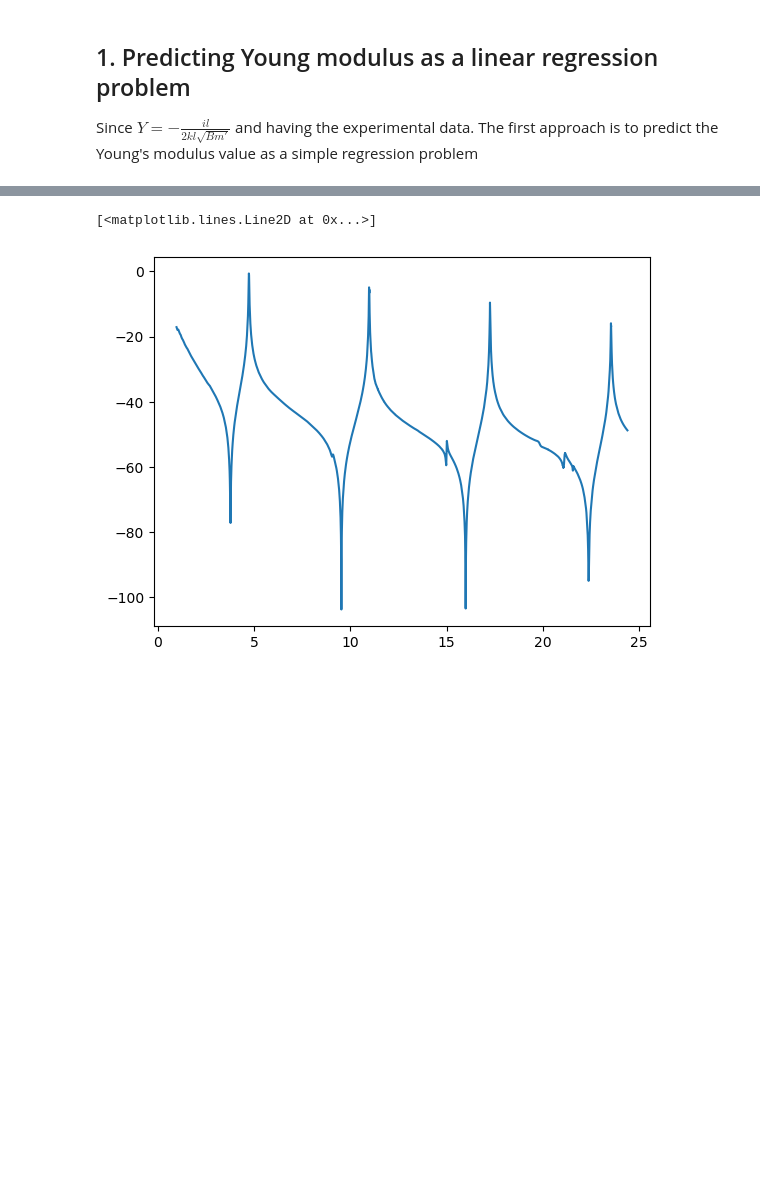
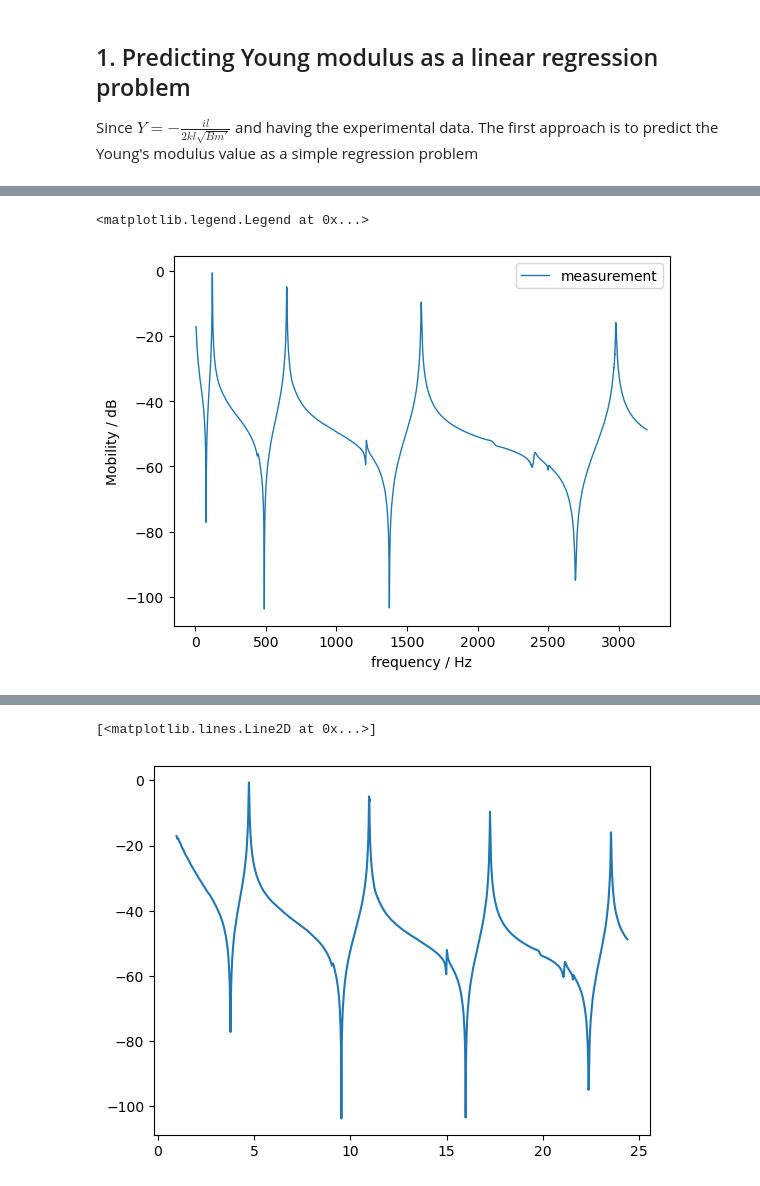
Before and after one commit to taboleiro/BayesianVibrationsModeling, a Jupyter notebook: BEMD.ipynb, the cells around one changed output, grey strips where cells are left out. Cells and saved outputs as stored; diff of their text form; code cells hidden in the pictures; blank space fills up the shorter version.

```diff
--- a/BEMD.ipynb
+++ b/BEMD.ipynb
@@ -63,0 +81,22 @@ def mobilityFunc(E, freq, beam, eta=0.007):
+# %%
+experiment = pd.read_csv("./Data/bend/centerFreqResponse.csv")[10:]
+experiment["mobility"] = experiment["force"] + 1j*experiment["velocity"]
+#plt.semilogx(data["freq"], 20*np.log10(abs(data["mobility"])), label="measurement")
+norm_exp = abs(experiment["mobility"])
+#norm_exp = (norm_exp - norm_exp.mean()) / norm_exp.std()
+
+
+Y_theo = mobilityFunc(beam["E"], experiment["freq"], beam, rho=beam["rho"])
+norm_Y = Y
+#norm_Y = (norm_Y - norm_Y.mean()) / norm_Y.std()
+plt.plot(experiment["freq"], 20*np.log10(norm_exp), label="measurement", linewidth=1)
+#plt.plot(experiment["freq"], 20*np.log10(Y_theo), label="Analytical", linewidth=1)
+#plt.plot(FEMfreq, 20*np.log10(FEMmob), label="FEM")
+#plt.plot(data["freq"], 20*np.log10(Y_pred_eta), label="E+eta")
+#plt.xlim([0, 1000])
+plt.xlabel("frequency / Hz")
+plt.ylabel("Mobility / dB")
+plt.legend()
+# %% [output]
+<matplotlib.legend.Legend at 0x...>
+[figure, added]
```
Also changed, not shown: parts of 8 cells of this notebook, 27 other files.
